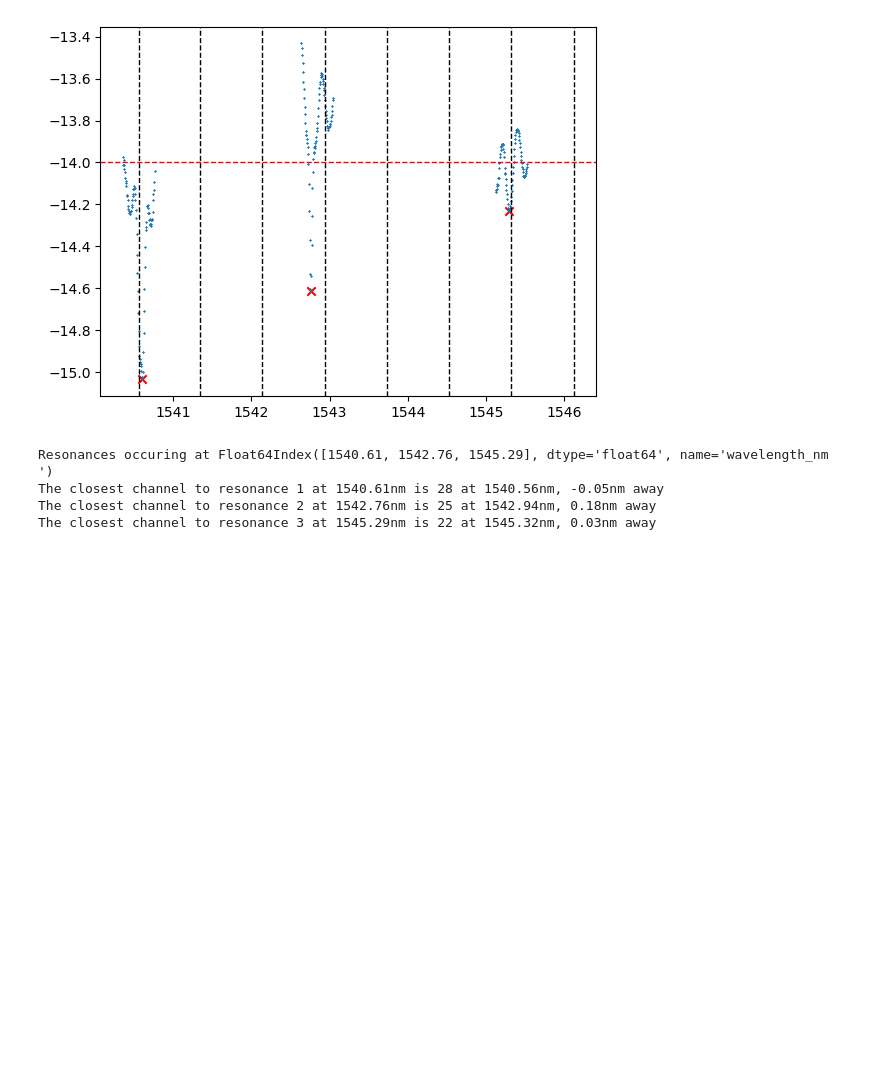
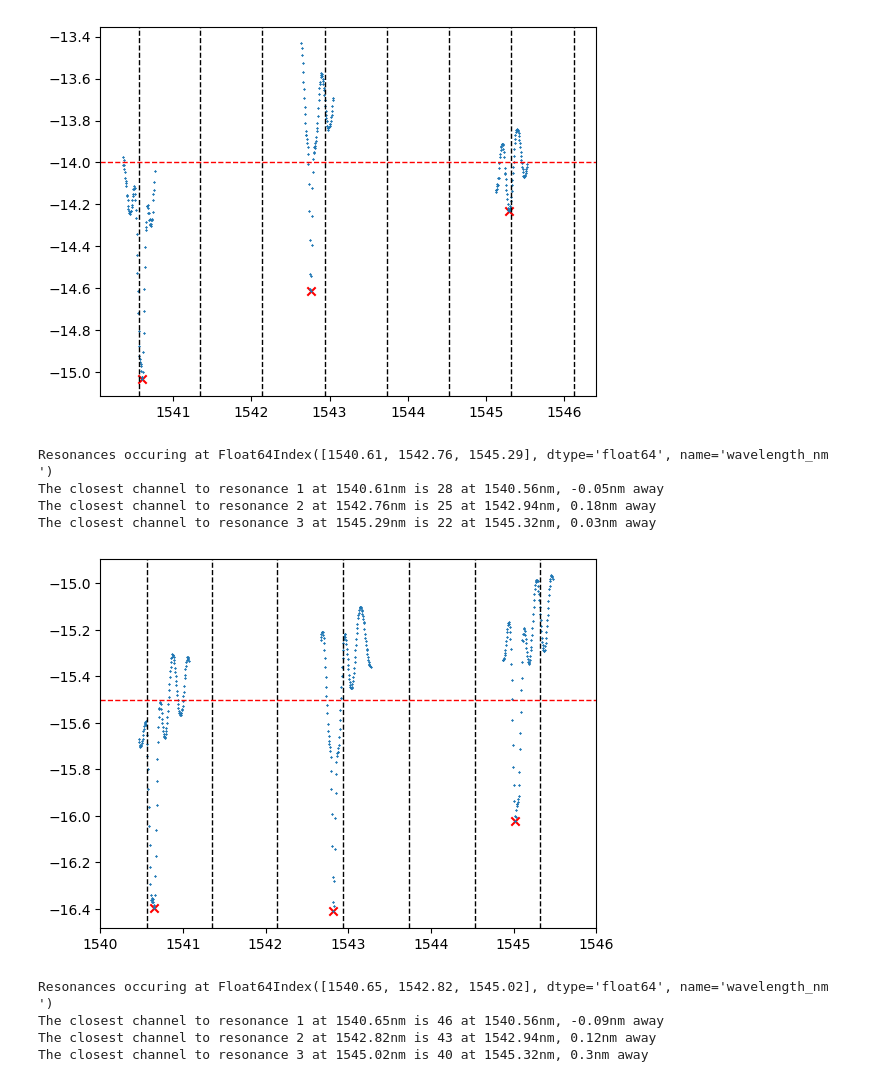
Before and after one commit to custal/bristol-chip-experiment, a Jupyter notebook: core/graph_plotting.ipynb, the cells around one changed output. Saved outputs shown, nothing was run; the diff lists cells and outputs as text; code cells hidden in the pictures; blank space fills up the shorter version.

Commit message:
wet lab dwdm data

```diff
--- a/core/graph_plotting.ipynb
+++ b/core/graph_plotting.ipynb
@@ -195,3 +195,52 @@ Resonances occuring at Float64Index([1540.61, 1542.76, 1545.29], dtype='float64'
 The closest channel to resonance 1 at 1540.61nm is 28 at 1540.56nm, -0.05nm away
 The closest channel to resonance 2 at 1542.76nm is 25 at 1542.94nm, 0.18nm away
 The closest channel to resonance 3 at 1545.29nm is 22 at 1545.32nm, 0.03nm away
+# %%
+
+path= r"..\Data\13-12-2022\13-12-2022_14-52_resonance_finding_samples_100_sensitivity_1550_TUNICS_3.txt"
+laser_offset = 9.835
+
+df = pd.read_csv(path, index_col=0)
+
+
+df["mean_dbm"] = df.mean(axis=1)
+df.index-=laser_offset
+df["Wavelength(nm)"] = df.index
+powers = df["mean_dbm"]*-1
+powers
+
+DWDM = a.get_DWDM_wavelengths()
+height = 15.5
+minima,_ = find_peaks(powers.values, distance = 100, height = height)
+
+df['min'] = df.iloc[minima]['mean_dbm']
+# # Plot results
+
+plt.scatter(df.index, df['min'],marker='x',c='r')
+plt.plot(df.index, df['mean_dbm'],'x',markersize=1)
+for i in DWDM:
+    plt.axvline(i,linestyle = '--',color='k',linewidth=1)
+
+plt.axhline(-height,linestyle='--',color='r',linewidth=1)
+plt.xlim(1540,1546)
+plt.show()
+
+print(f"Resonances occuring at {np.round(df.index[minima],2)}")
+
+resonance_peaks = np.sort(df.iloc[minima].index.values)
+
+#remove bad resonances
+mask = (resonance_peaks<=DWDM[0]) & (resonance_peaks>=DWDM[-1])
+resonance_peaks = resonance_peaks[mask]
+diff = [resonance_peaks[i]-resonance_peaks[i-1] for i in range(1,len(resonance_peaks))]
+for i,peak in enumerate(resonance_peaks):
+    diff_arr = np.array([wave - peak for wave in DWDM])
+    abs_diff_arr = abs(diff_arr)
+    channel = np.argmin(abs_diff_arr)
+    print(f"The closest channel to resonance {i+1} at {np.round(peak,3)}nm is {channel+21} at {DWDM[channel]}nm, {np.round(diff_arr[channel],2)}nm away")
+# %% [output]
+[figure, added]
+Resonances occuring at Float64Index([1540.65, 1542.82, 1545.02], dtype='float64', name='wavelength_nm ')
+The closest channel to resonance 1 at 1540.65nm is 46 at 1540.56nm, -0.09nm away
+The closest channel to resonance 2 at 1542.82nm is 43 at 1542.94nm, 0.12nm away
+The closest channel to resonance 3 at 1545.02nm is 40 at 1545.32nm, 0.3nm away
```
Also changed, not shown: 5 other files.
